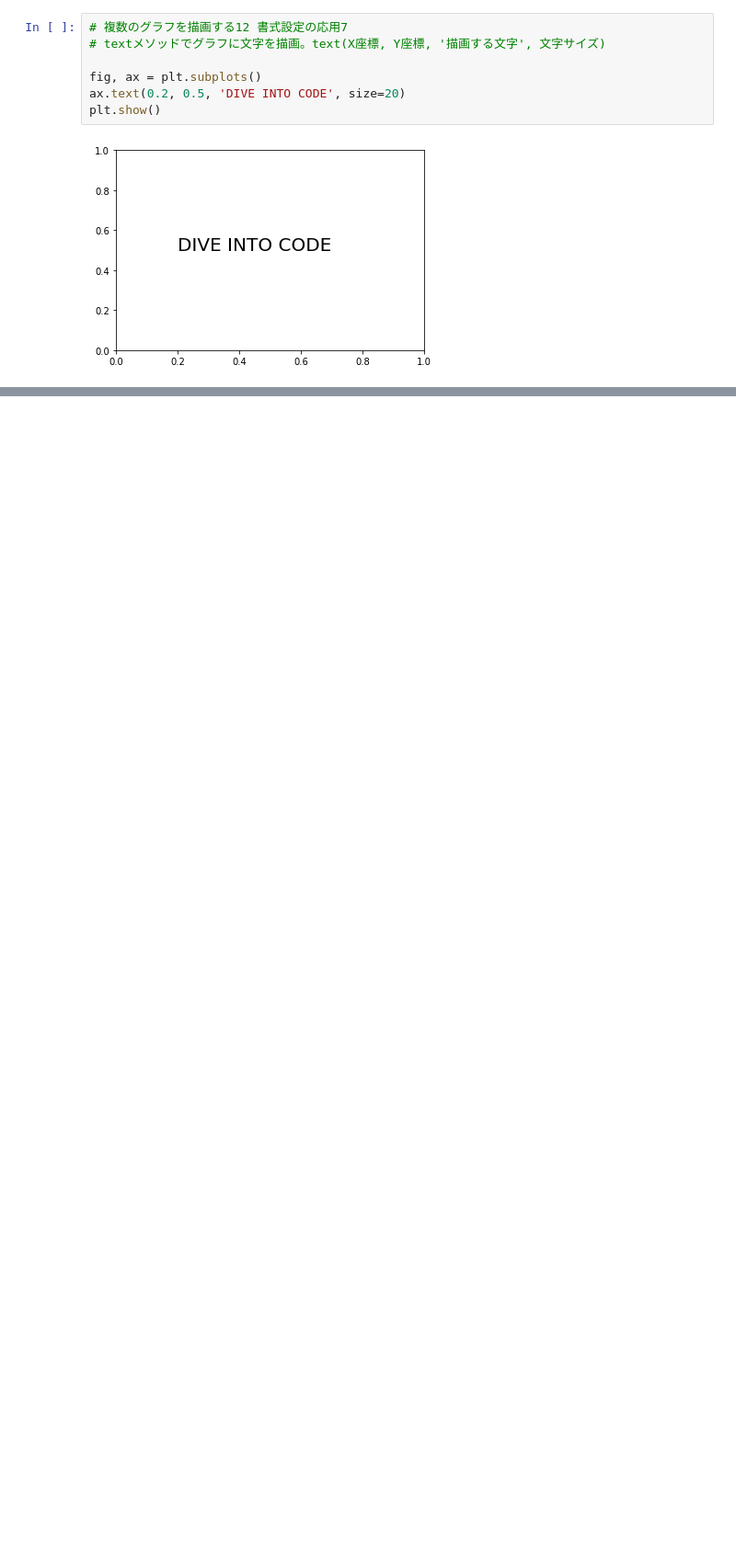
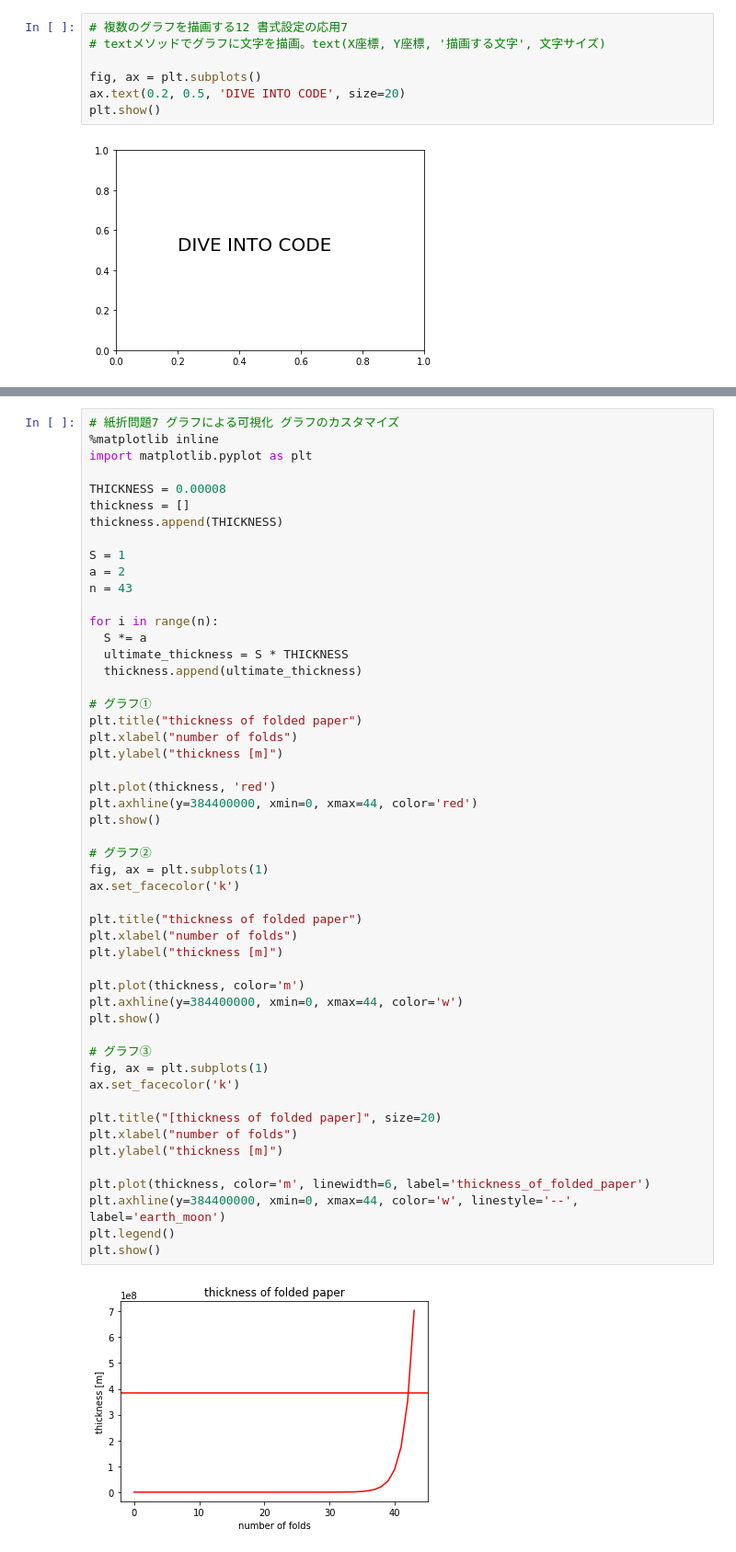
Before and after one commit to haruya0605037/sample2, a Jupyter notebook: python1w.ipynb, the cells around one changed output, grey strips where cells are left out. Shown: that part at 92% size. Cells and saved outputs as stored; diff of their text form; blank space fills up the shorter version.

```diff
--- a/python1w.ipynb
+++ b/python1w.ipynb
@@ -1419,0 +1655,53 @@ plt.show()
+# %%
+# 紙折問題7 グラフによる可視化 グラフのカスタマイズ
+%matplotlib inline
+import matplotlib.pyplot as plt
+
+THICKNESS = 0.00008
+thickness = []
+thickness.append(THICKNESS)
+
+S = 1
+a = 2
+n = 43
+
+for i in range(n):
+  S *= a
+  ultimate_thickness = S * THICKNESS
+  thickness.append(ultimate_thickness)
+
+# グラフ①
+plt.title("thickness of folded paper")
+plt.xlabel("number of folds")
+plt.ylabel("thickness [m]")
+
+plt.plot(thickness, 'red')
+plt.axhline(y=384400000, xmin=0, xmax=44, color='red')
+plt.show()
+
+# グラフ②
+fig, ax = plt.subplots(1)
+ax.set_facecolor('k')
+
+plt.title("thickness of folded paper")
+plt.xlabel("number of folds")
+plt.ylabel("thickness [m]")
+
+plt.plot(thickness, color='m')
+plt.axhline(y=384400000, xmin=0, xmax=44, color='w')
+plt.show()
+
+# グラフ③
+fig, ax = plt.subplots(1)
+ax.set_facecolor('k')
+
+plt.title("[thickness of folded paper]", size=20)
+plt.xlabel("number of folds")
+plt.ylabel("thickness [m]")
+
+plt.plot(thickness, color='m', linewidth=6, label='thickness_of_folded_paper')
+plt.axhline(y=384400000, xmin=0, xmax=44, color='w', linestyle='--', label='earth_moon')
+plt.legend()
+plt.show()
+# %% [output]
+[figure, added]
```
Also changed, not shown: parts of 19 cells of this notebook.
